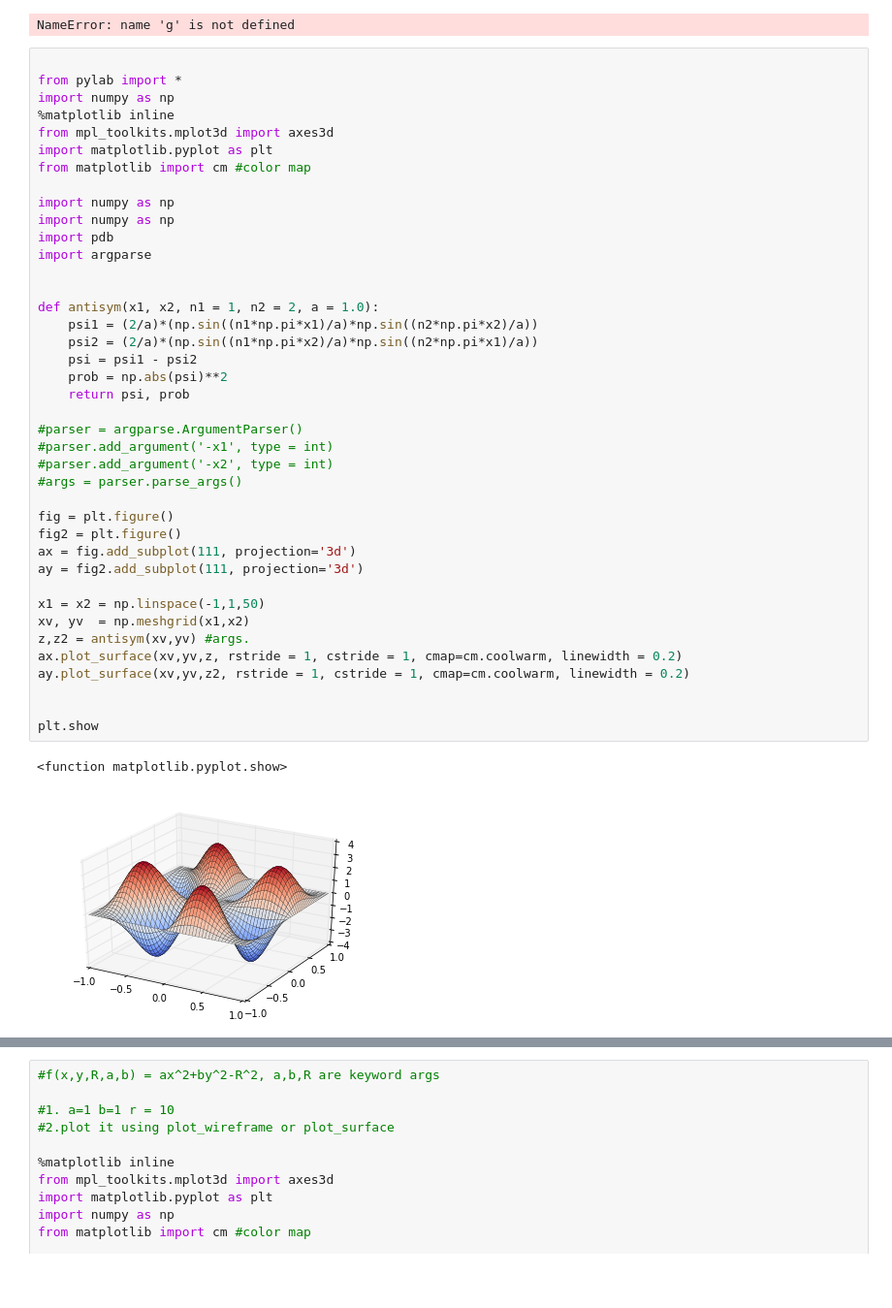
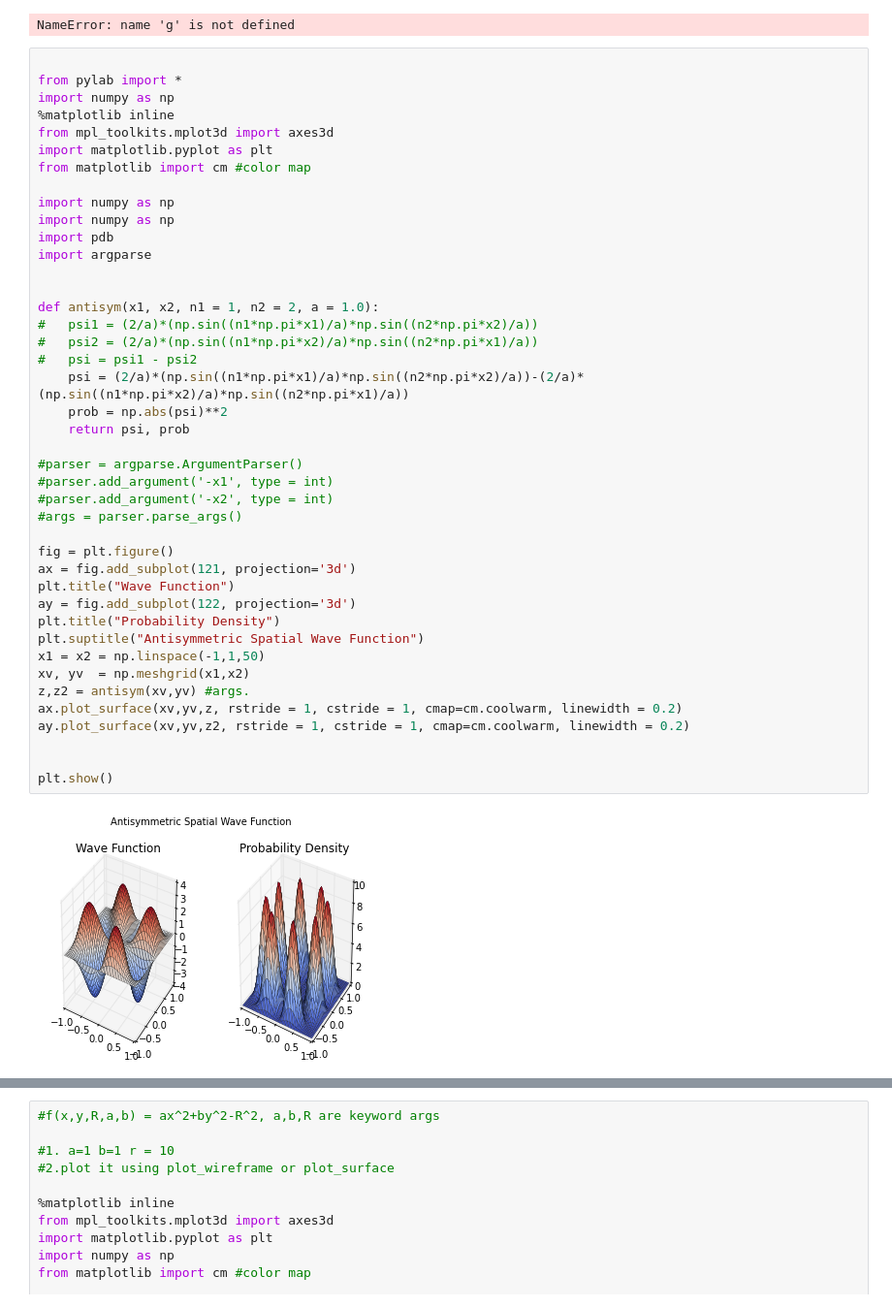
Before and after one commit to compphys-jvbaca/comp-phys, a Jupyter notebook: comp-phys-wk4.ipynb, the cells around one changed output, grey strips where cells are left out. Shown: that part at 97% size. Saved outputs shown, nothing was run; the diff lists cells and outputs as text; blank space fills up the shorter version.

```diff
--- a/comp-phys-wk4.ipynb
+++ b/comp-phys-wk4.ipynb
@@ -214,42 +214,43 @@ NameError: name 'g' is not defined
 
 from pylab import *
 import numpy as np
 %matplotlib inline
 from mpl_toolkits.mplot3d import axes3d
 import matplotlib.pyplot as plt
 from matplotlib import cm #color map
 
 import numpy as np
 import numpy as np
 import pdb
 import argparse
 
 
 def antisym(x1, x2, n1 = 1, n2 = 2, a = 1.0):
-	psi1 = (2/a)*(np.sin((n1*np.pi*x1)/a)*np.sin((n2*np.pi*x2)/a))
-	psi2 = (2/a)*(np.sin((n1*np.pi*x2)/a)*np.sin((n2*np.pi*x1)/a))
-	psi = psi1 - psi2
-	prob = np.abs(psi)**2
-	return psi, prob
+#	psi1 = (2/a)*(np.sin((n1*np.pi*x1)/a)*np.sin((n2*np.pi*x2)/a))
+#	psi2 = (2/a)*(np.sin((n1*np.pi*x2)/a)*np.sin((n2*np.pi*x1)/a))
+#	psi = psi1 - psi2
+    psi = (2/a)*(np.sin((n1*np.pi*x1)/a)*np.sin((n2*np.pi*x2)/a))-(2/a)*(np.sin((n1*np.pi*x2)/a)*np.sin((n2*np.pi*x1)/a))
+    prob = np.abs(psi)**2
+    return psi, prob
 
 #parser = argparse.ArgumentParser()
 #parser.add_argument('-x1', type = int)
 #parser.add_argument('-x2', type = int)
 #args = parser.parse_args()
 
 fig = plt.figure()
-fig2 = plt.figure()
-ax = fig.add_subplot(111, projection='3d')
-ay = fig2.add_subplot(111, projection='3d')
-
+ax = fig.add_subplot(121, projection='3d')
+plt.title("Wave Function")
+ay = fig.add_subplot(122, projection='3d')
+plt.title("Probability Density")
+plt.suptitle("Antisymmetric Spatial Wave Function")
 x1 = x2 = np.linspace(-1,1,50)
 xv, yv  = np.meshgrid(x1,x2)
 z,z2 = antisym(xv,yv) #args.
 ax.plot_surface(xv,yv,z, rstride = 1, cstride = 1, cmap=cm.coolwarm, linewidth = 0.2)
 ay.plot_surface(xv,yv,z2, rstride = 1, cstride = 1, cmap=cm.coolwarm, linewidth = 0.2)
 
 
-plt.show
+plt.show()
 # %% [output]
-<function matplotlib.pyplot.show>
-[figure, old version]
+[figure, new version]
```
Also changed, not shown: parts of 1 cell of this notebook, 3 other files.
